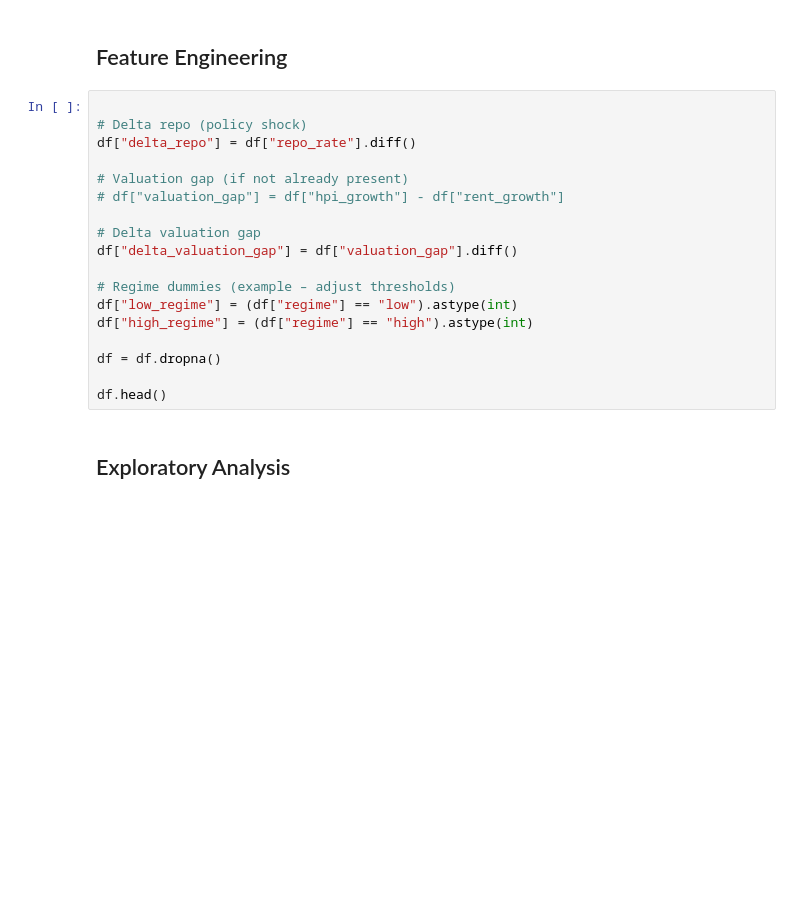
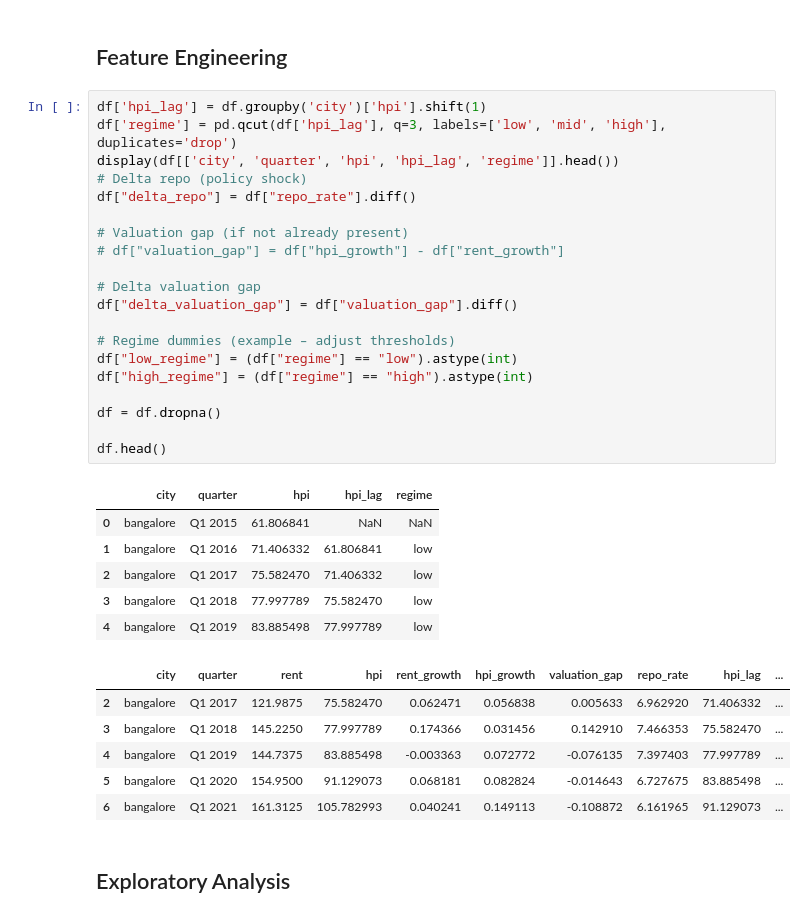
Before and after one commit to smonodeep/DynamicValuationGovernance, a Jupyter notebook: 2C_Valuation_Gap_difference_quantile_analysis.ipynb, the cells around one changed output. Saved outputs shown, nothing was run; the diff lists cells and outputs as text; blank space fills up the shorter version.

```diff
--- a/2C_Valuation_Gap_difference_quantile_analysis.ipynb
+++ b/2C_Valuation_Gap_difference_quantile_analysis.ipynb
@@ -31,23 +38,38 @@ df.head()
 # %% [markdown]
 ## Feature Engineering
 # %%
-
+df['hpi_lag'] = df.groupby('city')['hpi'].shift(1)
+df['regime'] = pd.qcut(df['hpi_lag'], q=3, labels=['low', 'mid', 'high'], duplicates='drop')
+display(df[['city', 'quarter', 'hpi', 'hpi_lag', 'regime']].head())
 # Delta repo (policy shock)
 df["delta_repo"] = df["repo_rate"].diff()
 
 # Valuation gap (if not already present)
 # df["valuation_gap"] = df["hpi_growth"] - df["rent_growth"]
 
 # Delta valuation gap
 df["delta_valuation_gap"] = df["valuation_gap"].diff()
 
 # Regime dummies (example – adjust thresholds)
 df["low_regime"] = (df["regime"] == "low").astype(int)
 df["high_regime"] = (df["regime"] == "high").astype(int)
 
 df = df.dropna()
 
 df.head()
+# %% [output]
+|  | city | quarter | hpi | hpi_lag | regime |
+| 0 | bangalore | Q1 2015 | 61.806841 | NaN | NaN |
+| 1 | bangalore | Q1 2016 | 71.406332 | 61.806841 | low |
+| 2 | bangalore | Q1 2017 | 75.582470 | 71.406332 | low |
+| 3 | bangalore | Q1 2018 | 77.997789 | 75.582470 | low |
+| 4 | bangalore | Q1 2019 | 83.885498 | 77.997789 | low |
+|  | city | quarter | rent | hpi | rent_growth | hpi_growth | valuation_gap | repo_rate | hpi_lag | ... |
+| 2 | bangalore | Q1 2017 | 121.9875 | 75.582470 | 0.062471 | 0.056838 | 0.005633 | 6.962920 | 71.406332 | ... |
+| 3 | bangalore | Q1 2018 | 145.2250 | 77.997789 | 0.174366 | 0.031456 | 0.142910 | 7.466353 | 75.582470 | ... |
+| 4 | bangalore | Q1 2019 | 144.7375 | 83.885498 | -0.003363 | 0.072772 | -0.076135 | 7.397403 | 77.997789 | ... |
+| 5 | bangalore | Q1 2020 | 154.9500 | 91.129073 | 0.068181 | 0.082824 | -0.014643 | 6.727675 | 83.885498 | ... |
+| 6 | bangalore | Q1 2021 | 161.3125 | 105.782993 | 0.040241 | 0.149113 | -0.108872 | 6.161965 | 91.129073 | ... |
 # %% [markdown]
 ## Exploratory Analysis
 # %%
```
Also changed, not shown: parts of 5 cells of this notebook.
